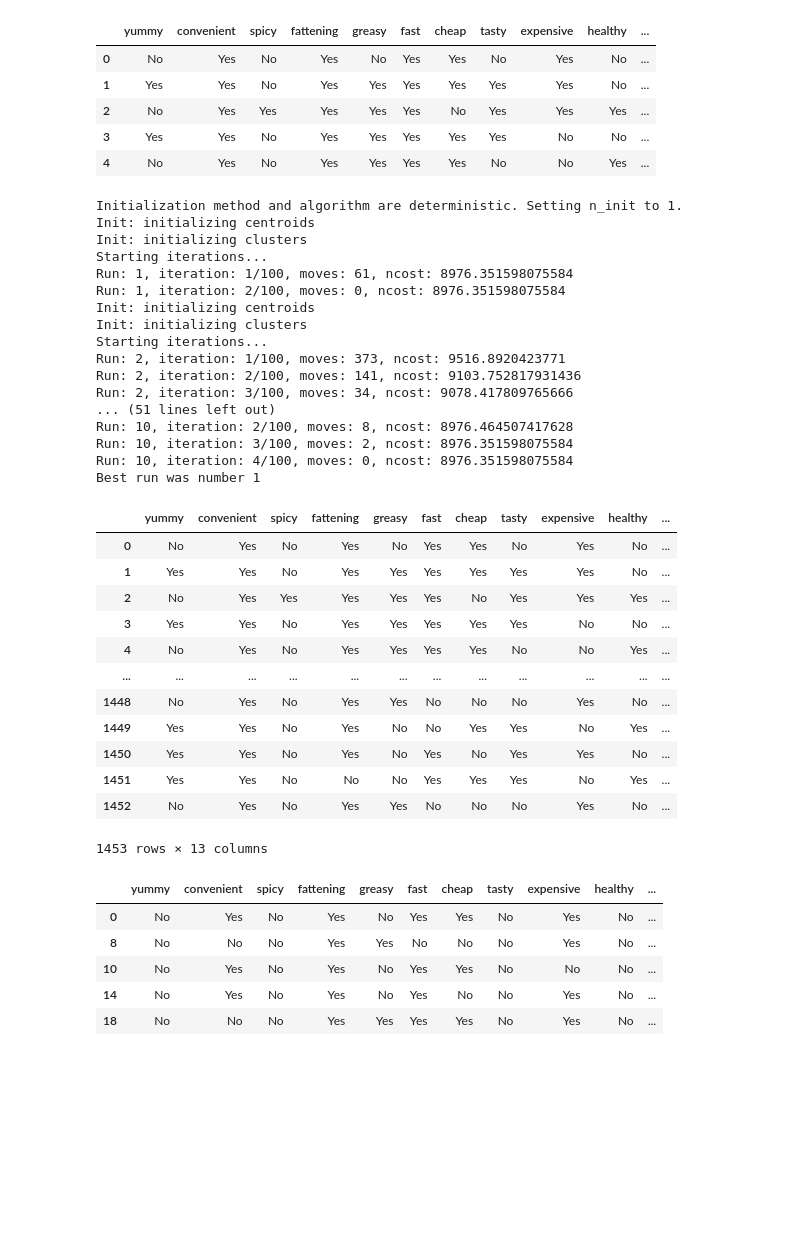
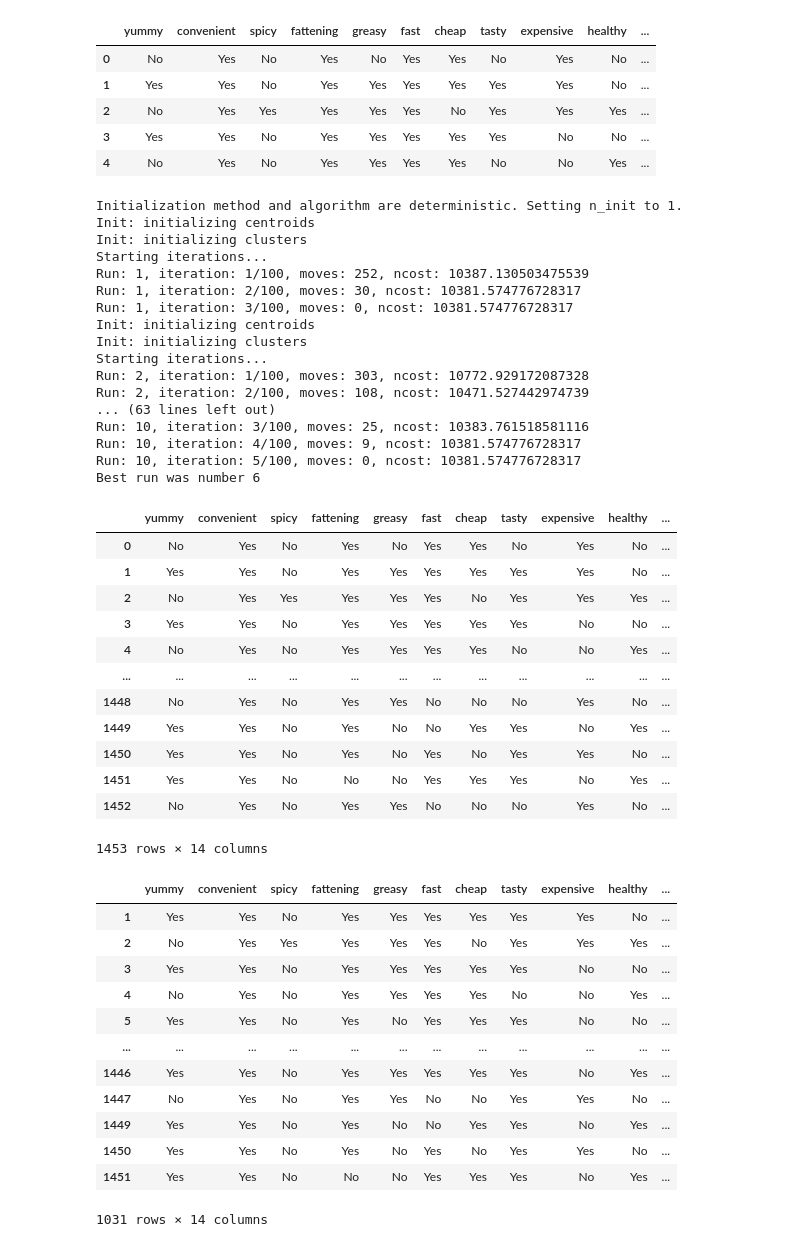
Before and after one commit to adichowdhuri/Feynn-Labs-Study-Task, a Jupyter notebook: clustering.ipynb, the cells around one changed output. Drawn from its saved outputs; the diff is of its cells as text; code cells hidden in the pictures; blank space fills up the shorter version.

```diff
--- a/clustering.ipynb
+++ b/clustering.ipynb
@@ -87,7 +87,6 @@ orig_data.head()
 #DROPPING COLUMNS
 orig_data = orig_data.drop(['Gender'], axis='columns')
 orig_data = orig_data.drop(['Age'], axis='columns')
-orig_data = orig_data.drop(['VisitFrequency'], axis='columns')
 # %%
 orig_data.head()
 # %% [output]
@@ -100,25 +99,25 @@ orig_data.head()
 # %%
 #USING KPROTOTYPES TO DIVIDE THE DATA INTO THE TWO CLUSTERS SEEN IN PCA
 kproto = KPrototypes(n_clusters=2, verbose=2)
-clusters = kproto.fit_predict(orig_data, categorical=[0,1,2,3,4,5,6,7,8,9,10])
+clusters = kproto.fit_predict(orig_data, categorical=[0,1,2,3,4,5,6,7,8,9,10, 12])
 # %% [output]
 Initialization method and algorithm are deterministic. Setting n_init to 1.
 Init: initializing centroids
 Init: initializing clusters
 Starting iterations...
-Run: 1, iteration: 1/100, moves: 61, ncost: 8976.351598075584
-Run: 1, iteration: 2/100, moves: 0, ncost: 8976.351598075584
+Run: 1, iteration: 1/100, moves: 252, ncost: 10387.130503475539
+Run: 1, iteration: 2/100, moves: 30, ncost: 10381.574776728317
+Run: 1, iteration: 3/100, moves: 0, ncost: 10381.574776728317
 Init: initializing centroids
 Init: initializing clusters
 Starting iterations...
-Run: 2, iteration: 1/100, moves: 373, ncost: 9516.8920423771
-Run: 2, iteration: 2/100, moves: 141, ncost: 9103.752817931436
-Run: 2, iteration: 3/100, moves: 34, ncost: 9078.417809765666
-... (51 lines left out)
-Run: 10, iteration: 2/100, moves: 8, ncost: 8976.464507417628
-Run: 10, iteration: 3/100, moves: 2, ncost: 8976.351598075584
-Run: 10, iteration: 4/100, moves: 0, ncost: 8976.351598075584
-Best run was number 1
+Run: 2, iteration: 1/100, moves: 303, ncost: 10772.929172087328
+Run: 2, iteration: 2/100, moves: 108, ncost: 10471.527442974739
+... (63 lines left out)
+Run: 10, iteration: 3/100, moves: 25, ncost: 10383.761518581116
+Run: 10, iteration: 4/100, moves: 9, ncost: 10381.574776728317
+Run: 10, iteration: 5/100, moves: 0, ncost: 10381.574776728317
+Best run was number 6
 # %%
 #CREATING A DICTIONARY OF ALL THE CLUSTERS FROM DATA
 cluster_dict = []
@@ -143,16 +142,23 @@ orig_data
 | 1450 | Yes | Yes | No | Yes | No | Yes | No | Yes | Yes | No | ... |
 | 1451 | Yes | Yes | No | No | No | Yes | Yes | Yes | No | Yes | ... |
 | 1452 | No | Yes | No | Yes | Yes | No | No | No | Yes | No | ... |
-1453 rows × 13 columns
+1453 rows × 14 columns
 # %%
 #PRINTING FIRST CLUSTER
-orig_data[orig_data['cluster']==0].head()
+orig_data[orig_data['cluster']==0]
 # %% [output]
 |  | yummy | convenient | spicy | fattening | greasy | fast | cheap | tasty | expensive | healthy | ... |
-| 0 | No | Yes | No | Yes | No | Yes | Yes | No | Yes | No | ... |
-| 8 | No | No | No | Yes | Yes | No | No | No | Yes | No | ... |
-| 10 | No | Yes | No | Yes | No | Yes | Yes | No | No | No | ... |
-| 14 | No | Yes | No | Yes | No | Yes | No | No | Yes | No | ... |
-| 18 | No | No | No | Yes | Yes | Yes | Yes | No | Yes | No | ... |
+| 1 | Yes | Yes | No | Yes | Yes | Yes | Yes | Yes | Yes | No | ... |
+| 2 | No | Yes | Yes | Yes | Yes | Yes | No | Yes | Yes | Yes | ... |
+| 3 | Yes | Yes | No | Yes | Yes | Yes | Yes | Yes | No | No | ... |
+| 4 | No | Yes | No | Yes | Yes | Yes | Yes | No | No | Yes | ... |
+| 5 | Yes | Yes | No | Yes | No | Yes | Yes | Yes | No | No | ... |
+| ... | ... | ... | ... | ... | ... | ... | ... | ... | ... | ... | ... |
+| 1446 | Yes | Yes | No | Yes | Yes | Yes | Yes | Yes | No | Yes | ... |
+| 1447 | No | Yes | No | Yes | Yes | No | No | Yes | Yes | No | ... |
+| 1449 | Yes | Yes | No | Yes | No | No | Yes | Yes | No | Yes | ... |
+| 1450 | Yes | Yes | No | Yes | No | Yes | No | Yes | Yes | No | ... |
+| 1451 | Yes | Yes | No | No | No | Yes | Yes | Yes | No | Yes | ... |
+1031 rows × 14 columns
 # %%
 #PRINTING SECOND CLUSTER
```
Also changed, not shown: parts of 1 cell of this notebook.
